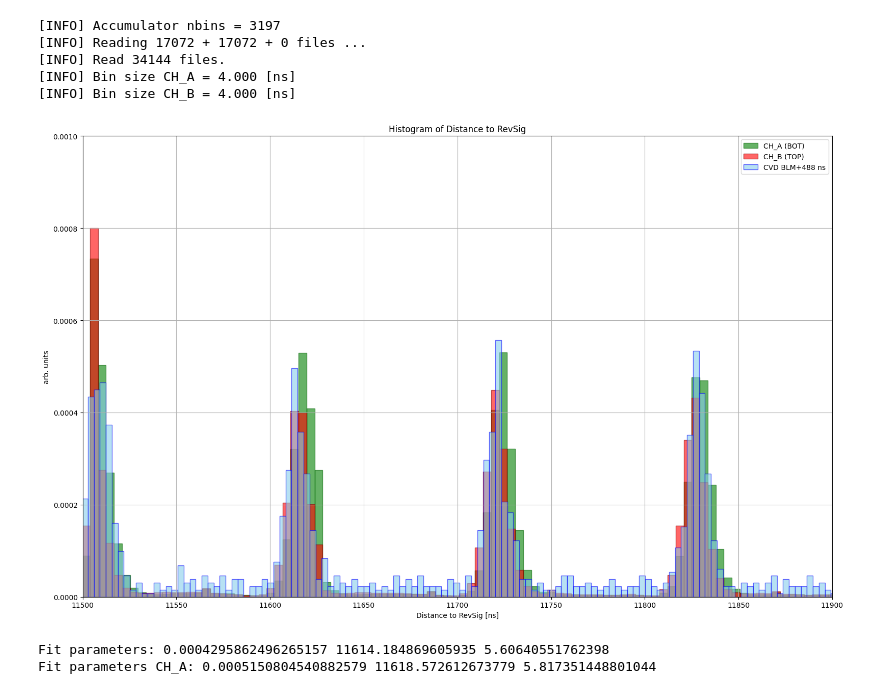
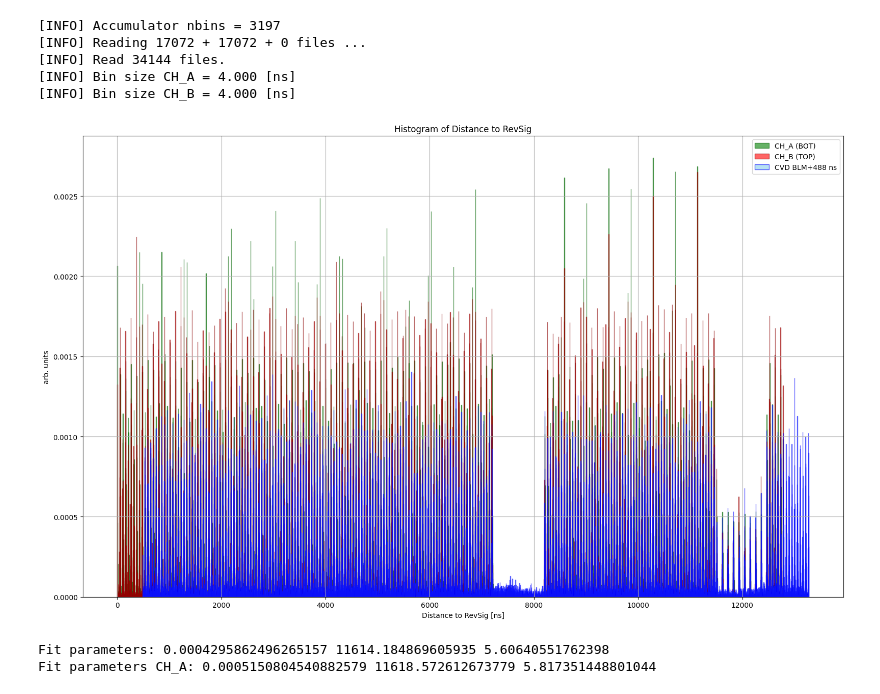
Before and after one commit to mohaas33/rhic_blm_daq, a Jupyter notebook: RHIC_BLM_2025_AuAu.ipynb, the cells around one changed output. Saved outputs shown, nothing was run; the diff lists cells and outputs as text; code cells hidden in the pictures.

```diff
--- a/RHIC_BLM_2025_AuAu.ipynb
+++ b/RHIC_BLM_2025_AuAu.ipynb
@@ -1153,36 +1153,36 @@ weights_b = np.ones_like((-1) * df_b['dist_to_revsig'] * dtime_ns) * N / len(df_
 
 # Plot histogram as usual
 #ax.hist(all_distances_2, bins=4000, color='red', edgecolor=blm_col[2], label=ch_label[2], alpha=0.6)
 #ax.hist(all_distances_3, bins=4000, color='green', edgecolor=blm_col[3], label=ch_label[3], alpha=0.6)
 plt.hist(timing_CLAWS_a, bins=3000, color='green', edgecolor=blm_col[3],    label='CH_A (BOT)', alpha=0.6, weights=weights_a)
 plt.hist(timing_CLAWS_b, bins=3000, color='red'    , edgecolor='darkred', label='CH_B (TOP)', alpha=0.6, weights=weights_b)
 ax.hist(all_distances_1+488, bins=4000, color='skyblue', edgecolor=blm_col[1], label=ch_label[1]+"+488 ns", alpha=0.6, weights=weights)
 
-ax.set_xlim(11500, 11900)
-ax.set_ylim(0,1e-3)
+#ax.set_xlim(11500, 11900)
+#ax.set_ylim(0,1e-3)
 #ax.set_ylim(0, 1050)
 #ax.set_ylim(0, 2)
 
 ax.set_xlabel('Distance to RevSig [ns]')
 ax.set_ylabel('arb. units')
 ax.set_title('Histogram of Distance to RevSig')
 # Add the green box
 #rect = patches.Rectangle((9000, 0), 1000, ax.get_ylim()[1], linewidth=0, facecolor='green', alpha=0.3)
 #ax.add_patch(rect)
 
 # Add the label inside the green box
 #ax.text(9050, ax.get_ylim()[1]*0.9, 'B: Blue and Yellow Beams\n(9–10 µs)',
 #        fontsize=local_fontsize, color='black', backgroundcolor='lightgreen')
 
 ax.grid(True)
 ax.legend()
 
 plt.tight_layout()
 plt.savefig(f"./Plots/revsig_{date_string}_B.png", dpi=300)
 
 plt.show()
 # %% [output]
-[figure, old version]
+[figure, new version]
 # %%
 import numpy as np
 import matplotlib.pyplot as plt
```
Also changed, not shown: parts of 4 cells of this notebook, 1 other file.
